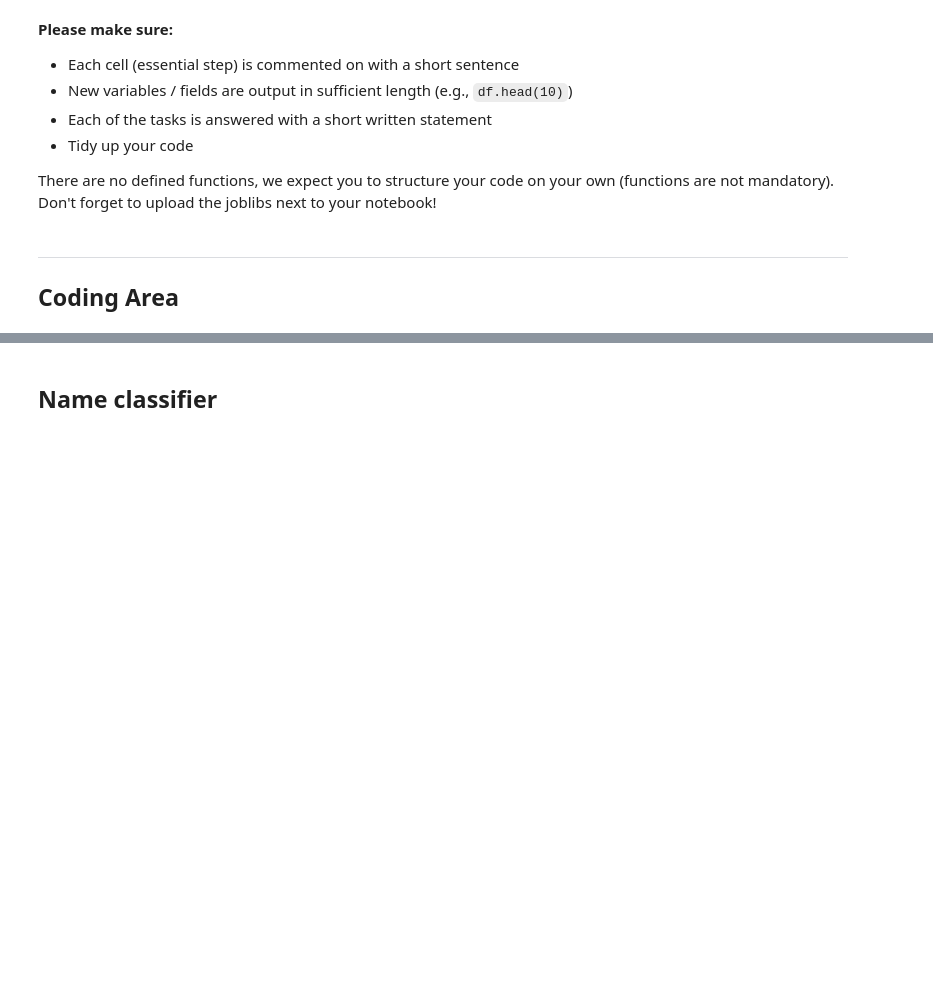
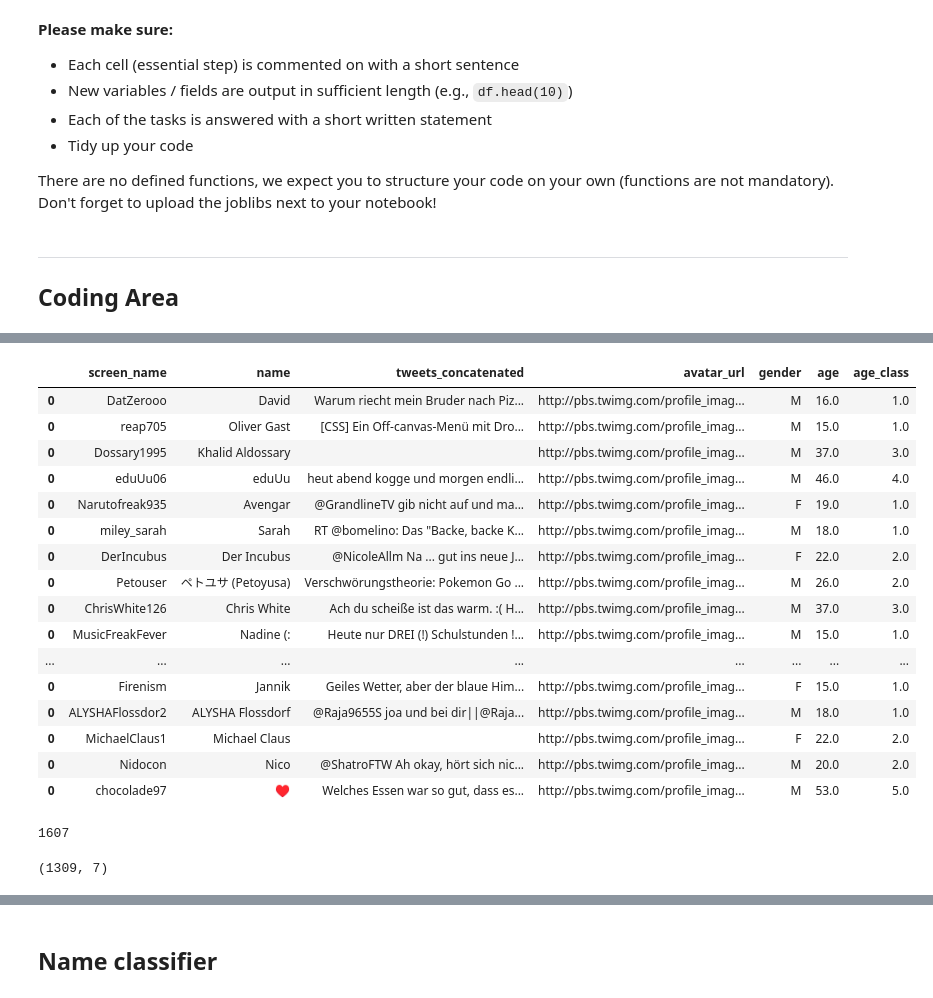
Before and after one commit to KarelZe/aiss, a Jupyter notebook: homework5.ipynb, the cells around one changed output, grey strips where cells are left out. Saved outputs shown, nothing was run; the diff lists cells and outputs as text; code cells hidden in the pictures; blank space fills up the shorter version.

```diff
--- a/homework5.ipynb
+++ b/homework5.ipynb
@@ -38,7 +40,34 @@ data.shape
 # %%
 # get age class by floor div e. g. 31 // 10 = 3
 data['age_class'] = data['age'].floordiv(10)
-data.head(10)
+data.head(20)
+# %% [output]
+|  | screen_name | name | tweets_concatenated | avatar_url | gender | age | age_class |
+| 0 | DatZerooo | David | Warum riecht mein Bruder nach Piz... | http://pbs.twimg.com/profile_imag... | M | 16.0 | 1.0 |
+| 0 | reap705 | Oliver Gast | [CSS] Ein Off-canvas-Menü mit Dro... | http://pbs.twimg.com/profile_imag... | M | 15.0 | 1.0 |
+| 0 | Dossary1995 | Khalid Aldossary |  | http://pbs.twimg.com/profile_imag... | M | 37.0 | 3.0 |
+| 0 | eduUu06 | eduUu | heut abend kogge und morgen endli... | http://pbs.twimg.com/profile_imag... | M | 46.0 | 4.0 |
+| 0 | Narutofreak935 | Avengar | @GrandlineTV gib nicht auf und ma... | http://pbs.twimg.com/profile_imag... | F | 19.0 | 1.0 |
+| 0 | miley_sarah | Sarah | RT @bomelino: Das "Backe, backe K... | http://pbs.twimg.com/profile_imag... | M | 18.0 | 1.0 |
+| 0 | DerIncubus | Der Incubus | @NicoleAllm Na ... gut ins neue J... | http://pbs.twimg.com/profile_imag... | F | 22.0 | 2.0 |
+| 0 | Petouser | ペトユサ (Petoyusa) | Verschwörungstheorie: Pokemon Go ... | http://pbs.twimg.com/profile_imag... | M | 26.0 | 2.0 |
+| 0 | ChrisWhite126 | Chris White | Ach du scheiße ist das warm. :( H... | http://pbs.twimg.com/profile_imag... | M | 37.0 | 3.0 |
+| 0 | MusicFreakFever | Nadine (: | Heute nur DREI (!) Schulstunden !... | http://pbs.twimg.com/profile_imag... | M | 15.0 | 1.0 |
+| ... | ... | ... | ... | ... | ... | ... | ... |
+| 0 | Firenism | Jannik | Geiles Wetter, aber der blaue Him... | http://pbs.twimg.com/profile_imag... | F | 15.0 | 1.0 |
+| 0 | ALYSHAFlossdor2 | ALYSHA Flossdorf | @Raja9655S joa und bei dir||@Raja... | http://pbs.twimg.com/profile_imag... | M | 18.0 | 1.0 |
+| 0 | MichaelClaus1 | Michael Claus |  | http://pbs.twimg.com/profile_imag... | F | 22.0 | 2.0 |
+| 0 | Nidocon | Nico | @ShatroFTW Ah okay, hört sich nic... | http://pbs.twimg.com/profile_imag... | M | 20.0 | 2.0 |
+| 0 | chocolade97 | ♥ | Welches Essen war so gut, dass es... | http://pbs.twimg.com/profile_imag... | M | 53.0 | 5.0 |
+# %%
+data['age'].isna().sum()
+# %% [output]
+1607
+# %%
+data = data[data['age_class'].notna()]
+data.shape
+# %% [output]
+(1309, 7)
 # %%
 
 data['age_class'].hist()
```
Also changed, not shown: parts of 15 cells of this notebook.
